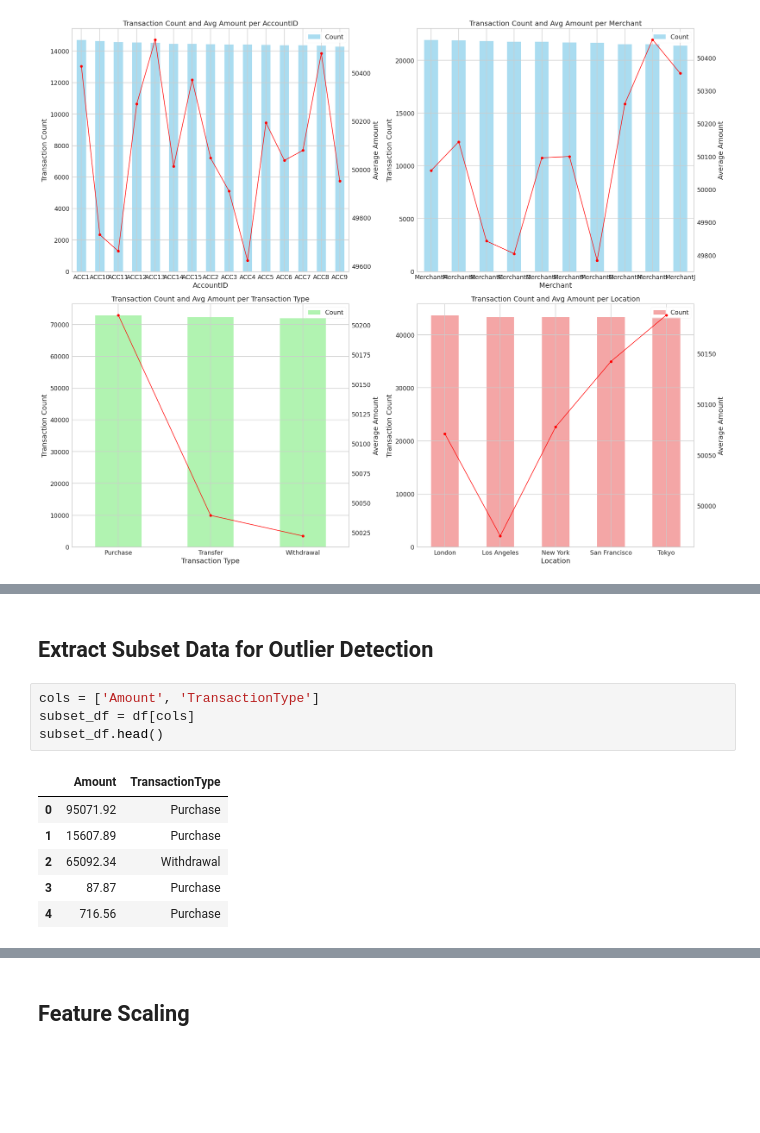
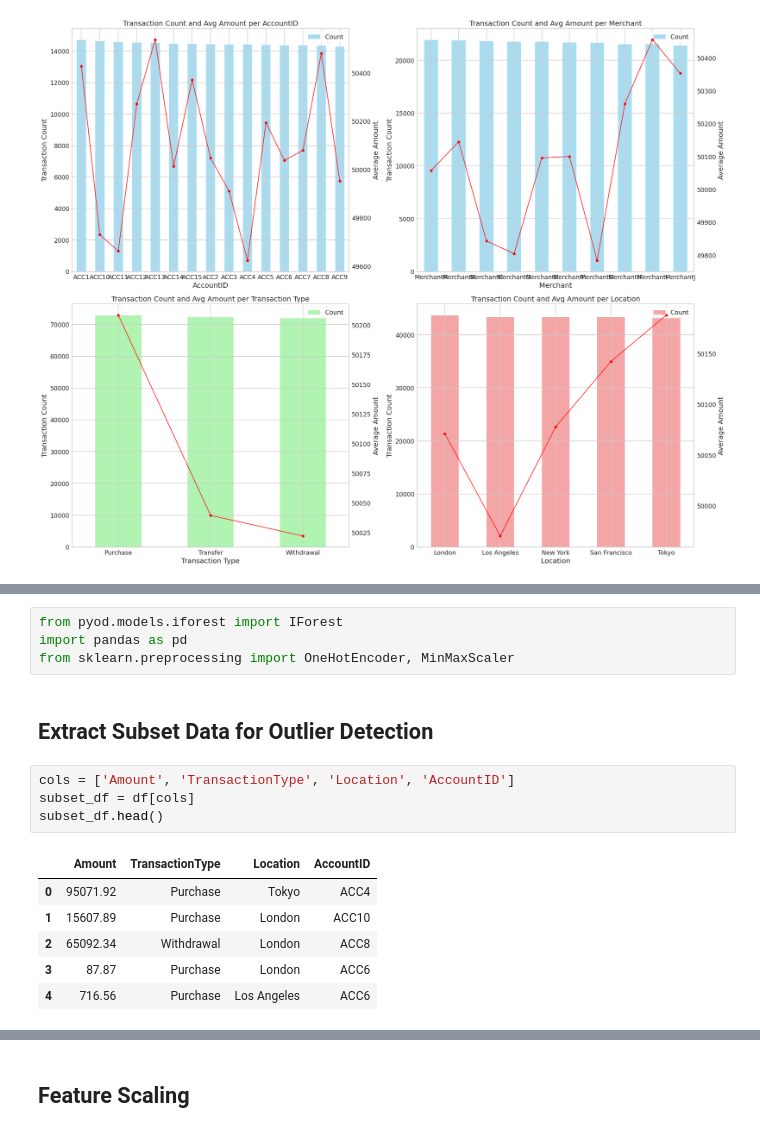
Before and after one commit to naufalkr/XAI-erp-transaction-anomaly, a Jupyter notebook: ERP_Anomaly_Detection.ipynb, the cells around one changed output, grey strips where cells are left out. Cells and saved outputs as stored; diff of their text form; blank space fills up the shorter version.

Commit message:
feat: update outliers filter based on location

```diff
--- a/ERP_Anomaly_Detection.ipynb
+++ b/ERP_Anomaly_Detection.ipynb
@@ -507,13 +300,17 @@ Successfully installed pyod-2.0.2
+# %%
+from pyod.models.iforest import IForest
+import pandas as pd
+from sklearn.preprocessing import OneHotEncoder, MinMaxScaler
 # %% [markdown]
 ## Extract Subset Data for Outlier Detection
 # %%
-cols = ['Amount', 'TransactionType']
+cols = ['Amount', 'TransactionType', 'Location', 'AccountID']
 subset_df = df[cols]
 subset_df.head()
 # %% [output]
-|  | Amount | TransactionType |
-| 0 | 95071.92 | Purchase |
-| 1 | 15607.89 | Purchase |
-| 2 | 65092.34 | Withdrawal |
-| 3 | 87.87 | Purchase |
-| 4 | 716.56 | Purchase |
+|  | Amount | TransactionType | Location | AccountID |
+| 0 | 95071.92 | Purchase | Tokyo | ACC4 |
+| 1 | 15607.89 | Purchase | London | ACC10 |
+| 2 | 65092.34 | Withdrawal | London | ACC8 |
+| 3 | 87.87 | Purchase | London | ACC6 |
+| 4 | 716.56 | Purchase | Los Angeles | ACC6 |
```
Also changed, not shown: parts of 92 cells of this notebook.
